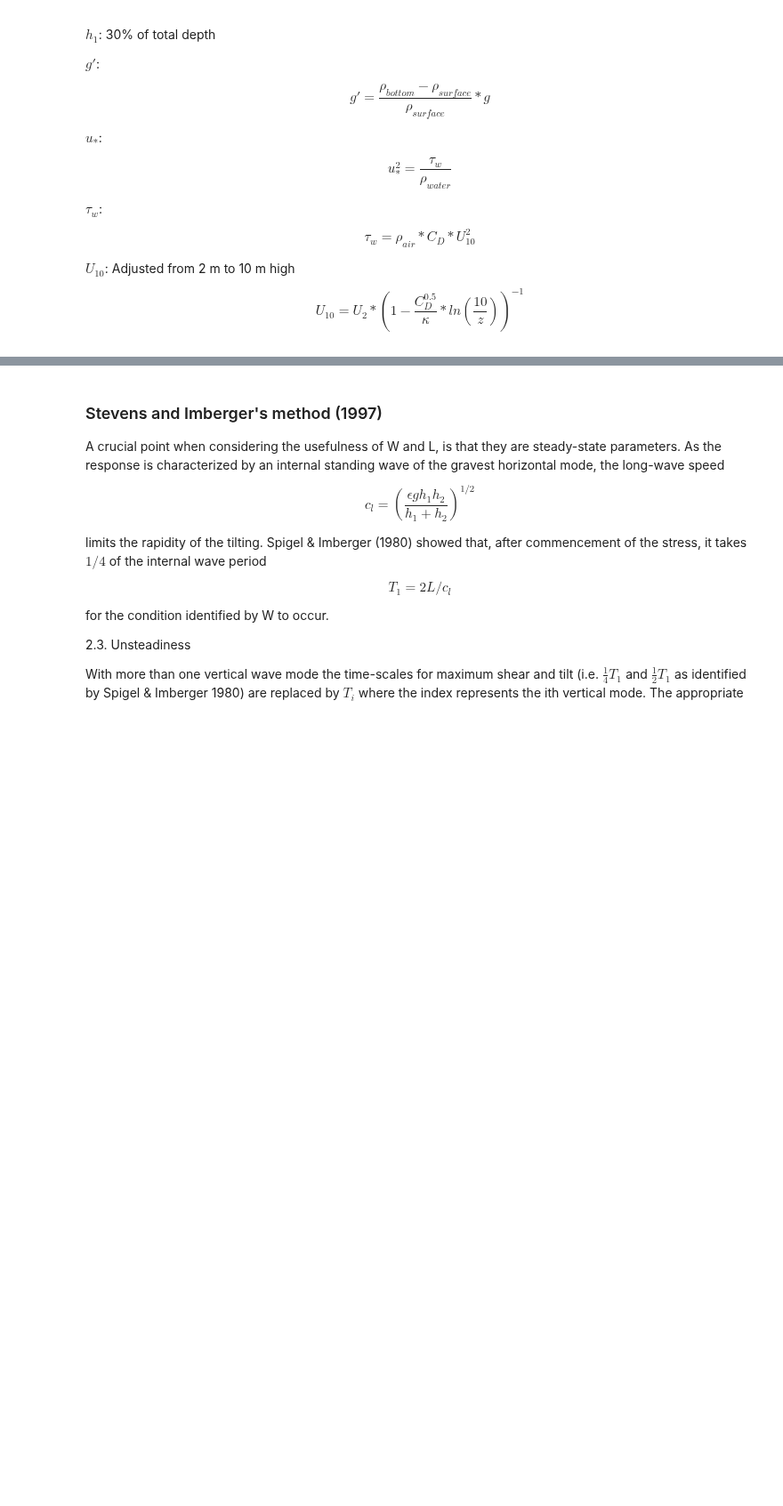
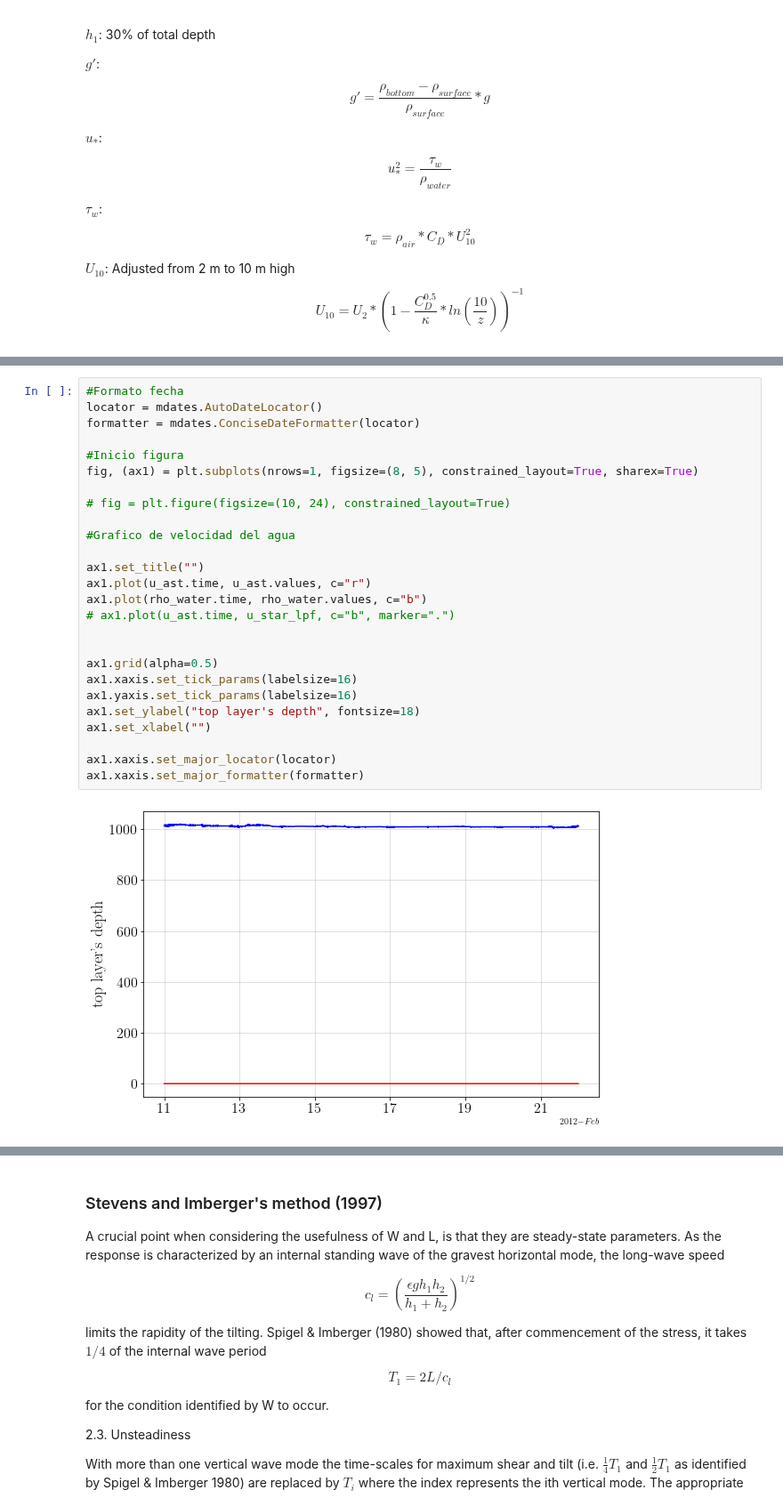
Before and after one commit to Dhannai/Thesis, a Jupyter notebook: febmar/lake_mixing-stratification_indices.ipynb, the cells around one changed output, grey strips where cells are left out. Shown at 89% size. Drawn from its saved outputs; the diff is of its cells as text; blank space fills up the shorter version.

```diff
--- a/febmar/lake_mixing-stratification_indices.ipynb
+++ b/febmar/lake_mixing-stratification_indices.ipynb
@@ -576,3 +596,31 @@ W = (g_red*h1**2)/(L*u_ast**2)
+# %%
+#Formato fecha
+locator = mdates.AutoDateLocator()
+formatter = mdates.ConciseDateFormatter(locator)
+
+#Inicio figura
+fig, (ax1) = plt.subplots(nrows=1, figsize=(8, 5), constrained_layout=True, sharex=True)
+
+# fig = plt.figure(figsize=(10, 24), constrained_layout=True)
+
+#Grafico de velocidad del agua
+
+ax1.set_title("")
+ax1.plot(u_ast.time, u_ast.values, c="r")
+ax1.plot(rho_water.time, rho_water.values, c="b")
+# ax1.plot(u_ast.time, u_star_lpf, c="b", marker=".")
+
+
+ax1.grid(alpha=0.5)
+ax1.xaxis.set_tick_params(labelsize=16)
+ax1.yaxis.set_tick_params(labelsize=16)
+ax1.set_ylabel("top layer's depth", fontsize=18)
+ax1.set_xlabel("")
+
+ax1.xaxis.set_major_locator(locator)
+ax1.xaxis.set_major_formatter(formatter)
+# %% [output]
+[figure, added]
 # %%
 #Formato fecha
 locator = mdates.AutoDateLocator()
```
Also changed, not shown: parts of 13 cells of this notebook, 1 other file.
